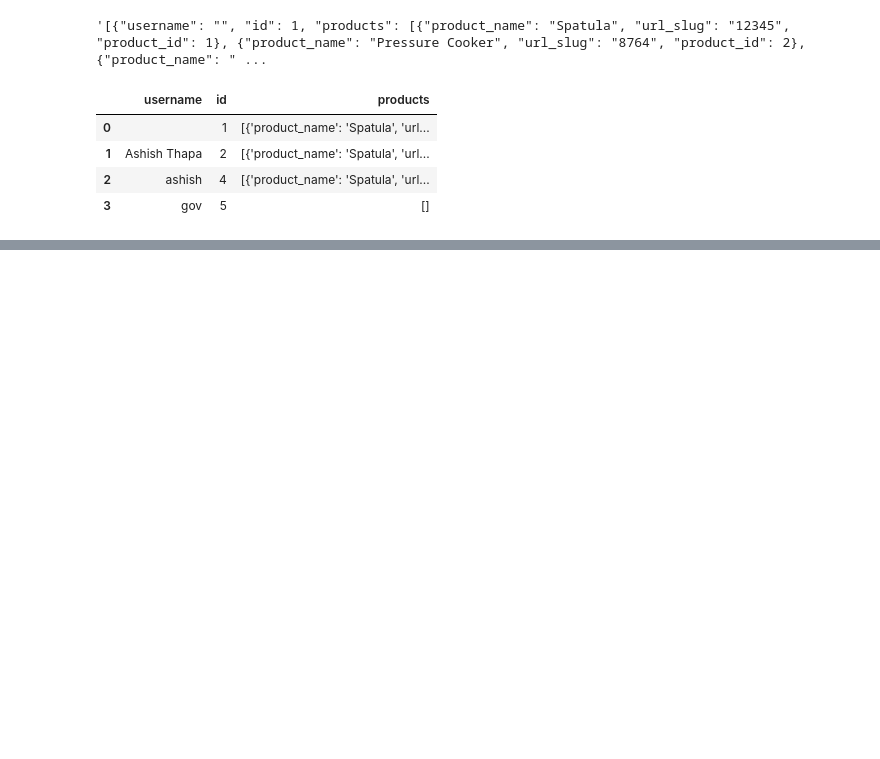
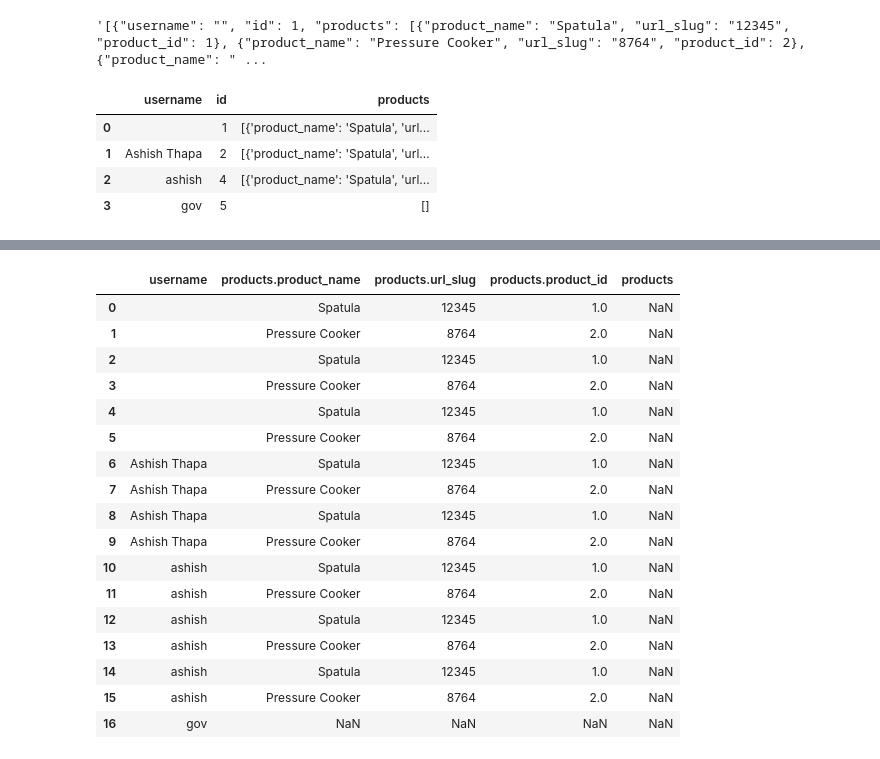
Before and after one commit to AnuragTimilsina/ImsRecommendationEngine, a Jupyter notebook: ims_recommendation.ipynb, the cells around one changed output, grey strips where cells are left out. Drawn from its saved outputs; the diff is of its cells as text; code cells hidden in the pictures; blank space fills up the shorter version.

Commit message:
Dataframe cleaned for use

```diff
--- a/ims_recommendation.ipynb
+++ b/ims_recommendation.ipynb
@@ -99,0 +109,4 @@ df
+# %%
+df = df.explode('products')
+df = df.set_index('id', drop=True)
+df
@@ -99,0 +133,25 @@ df
+# %%
+
+json_struct = json.loads(df.to_json(orient="records"))
+df_flat = pd.io.json.json_normalize(json_struct)
+# %%
+df_flat
+# %% [output]
+|  | username | products.product_name | products.url_slug | products.product_id | products |
+| 0 |  | Spatula | 12345 | 1.0 | NaN |
+| 1 |  | Pressure Cooker | 8764 | 2.0 | NaN |
+| 2 |  | Spatula | 12345 | 1.0 | NaN |
+| 3 |  | Pressure Cooker | 8764 | 2.0 | NaN |
+| 4 |  | Spatula | 12345 | 1.0 | NaN |
+| 5 |  | Pressure Cooker | 8764 | 2.0 | NaN |
+| 6 | Ashish Thapa | Spatula | 12345 | 1.0 | NaN |
+| 7 | Ashish Thapa | Pressure Cooker | 8764 | 2.0 | NaN |
+| 8 | Ashish Thapa | Spatula | 12345 | 1.0 | NaN |
+| 9 | Ashish Thapa | Pressure Cooker | 8764 | 2.0 | NaN |
+| 10 | ashish | Spatula | 12345 | 1.0 | NaN |
+| 11 | ashish | Pressure Cooker | 8764 | 2.0 | NaN |
+| 12 | ashish | Spatula | 12345 | 1.0 | NaN |
+| 13 | ashish | Pressure Cooker | 8764 | 2.0 | NaN |
+| 14 | ashish | Spatula | 12345 | 1.0 | NaN |
+| 15 | ashish | Pressure Cooker | 8764 | 2.0 | NaN |
+| 16 | gov | NaN | NaN | NaN | NaN |
```
Also changed, not shown: parts of 4 cells of this notebook.
